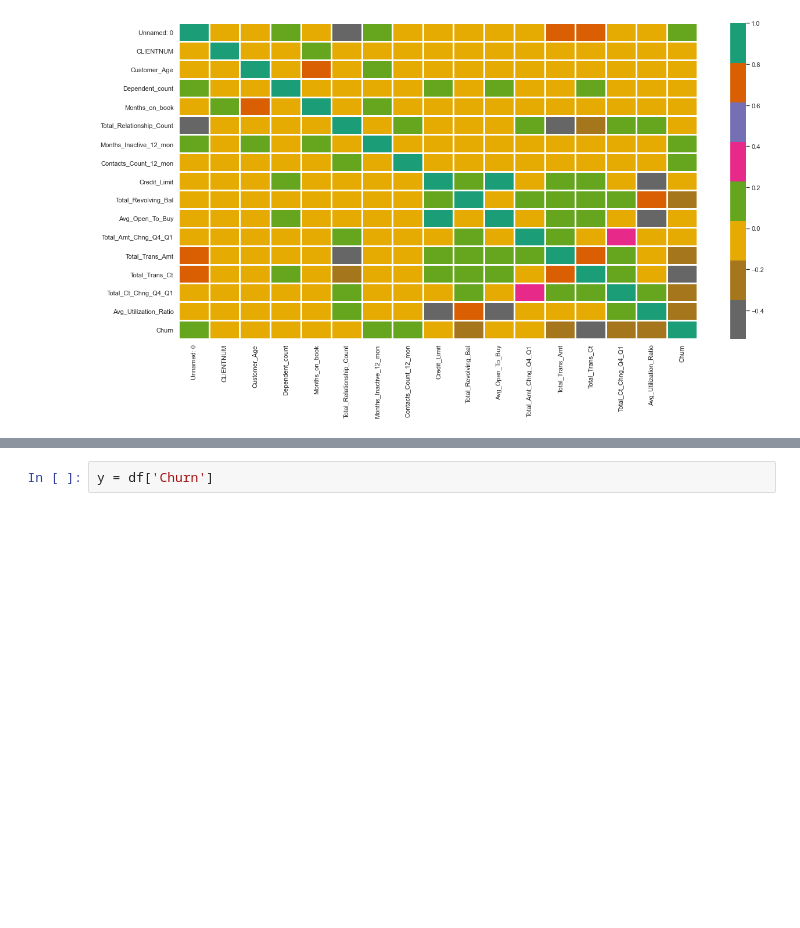
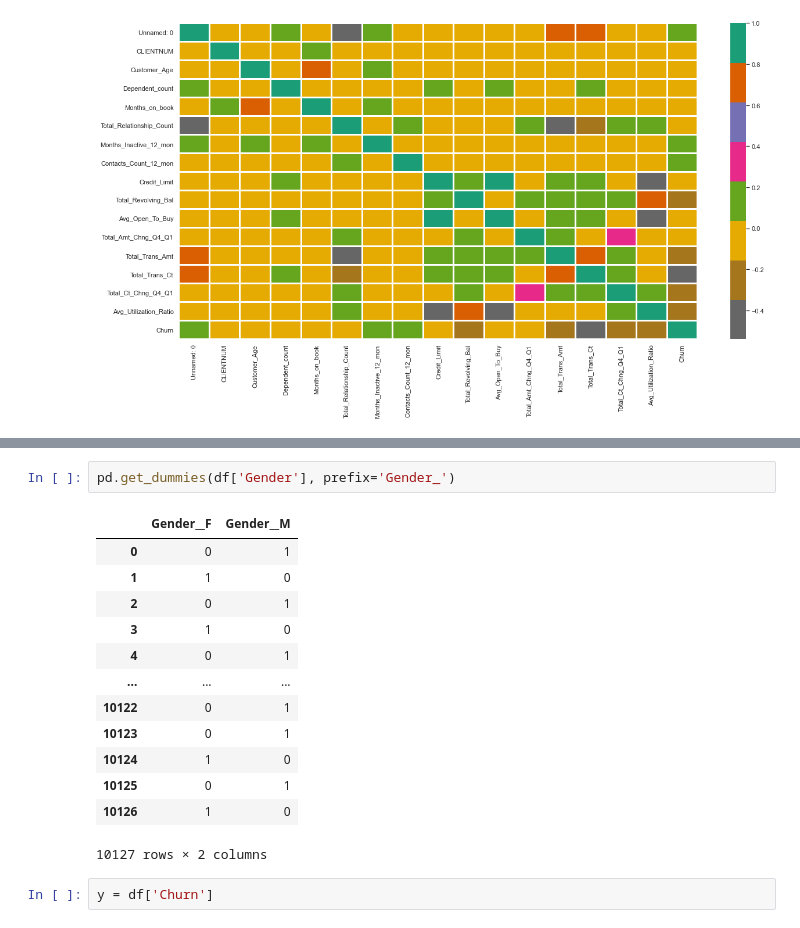
Before and after one commit to jeremysmith244/udacity_mlDevOps_pr1, a Jupyter notebook: notebooks/churn_notebook.ipynb, the cells around one changed output, grey strips where cells are left out. Cells and saved outputs as stored; diff of their text form; blank space fills up the shorter version.

```diff
--- a/notebooks/churn_notebook.ipynb
+++ b/notebooks/churn_notebook.ipynb
@@ -134,3 +118,19 @@ df
+# %%
+pd.get_dummies(df['Gender'], prefix='Gender_')
+# %% [output]
+|  | Gender__F | Gender__M |
+| 0 | 0 | 1 |
+| 1 | 1 | 0 |
+| 2 | 0 | 1 |
+| 3 | 1 | 0 |
+| 4 | 0 | 1 |
+| ... | ... | ... |
+| 10122 | 0 | 1 |
+| 10123 | 0 | 1 |
+| 10124 | 1 | 0 |
+| 10125 | 0 | 1 |
+| 10126 | 1 | 0 |
+10127 rows × 2 columns
 # %%
 y = df['Churn']
 # %%
```
Also changed, not shown: parts of 9 cells of this notebook, 6 other files.
